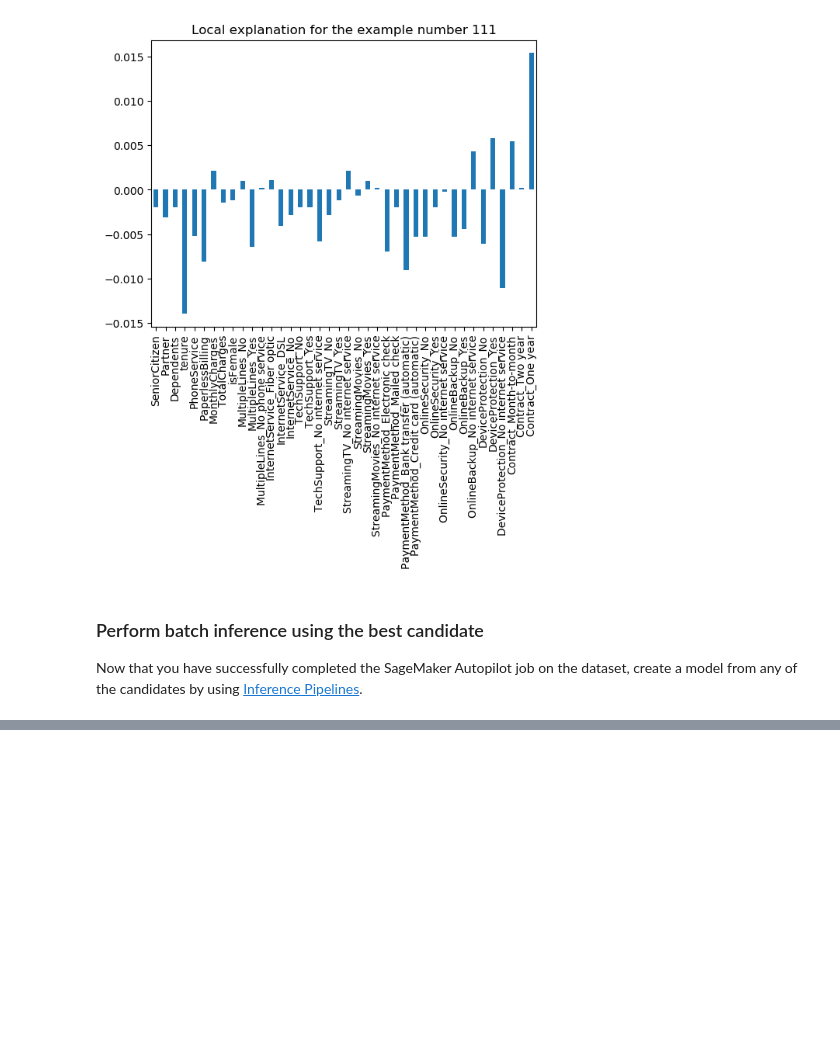
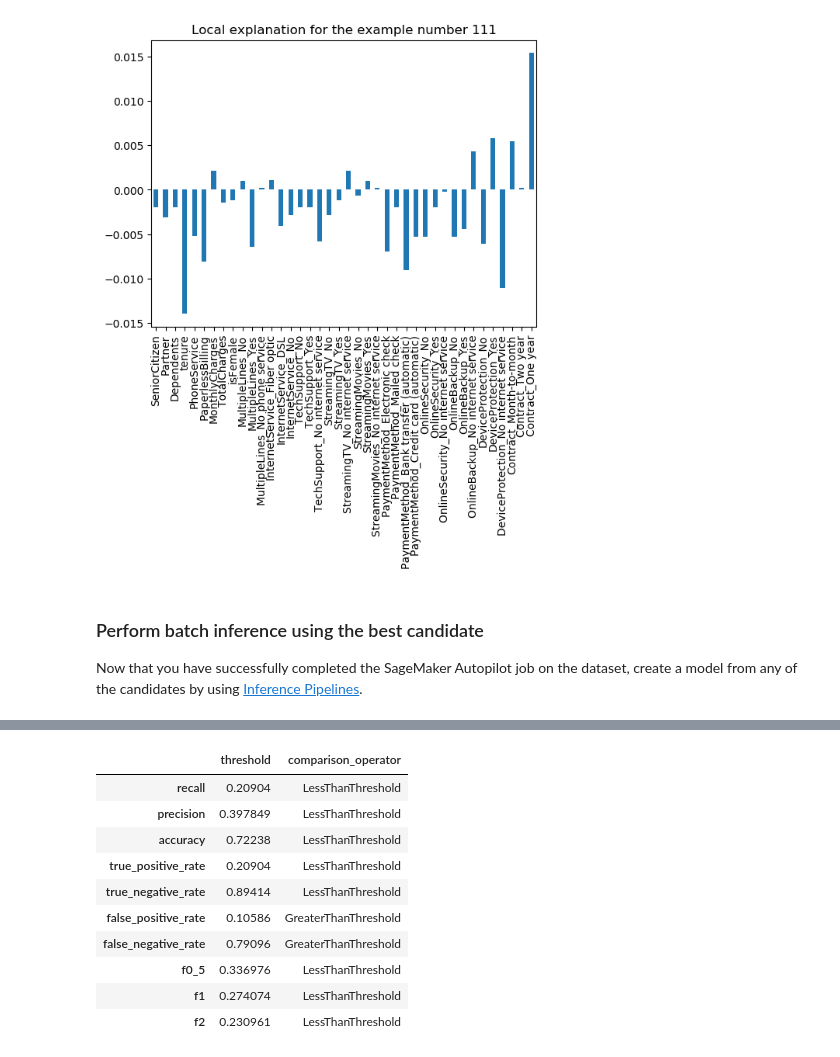
Before and after one commit to ccrngd1/SageMakerCustomerChurnDemo, a Jupyter notebook: AutoPilot-Ensemble.ipynb, the cells around one changed output, grey strips where cells are left out. Drawn from its saved outputs; the diff is of its cells as text; code cells hidden in the pictures; blank space fills up the shorter version.

```diff
--- a/AutoPilot-Ensemble.ipynb
+++ b/AutoPilot-Ensemble.ipynb
@@ -436,0 +709,23 @@ new_data.to_csv('./submission.csv', index=False)
+# %%
+from sagemaker.model_monitor import ModelQualityMonitor
+
+model_quality_monitor = ModelQualityMonitor(
+    role=role,
+    instance_count=1,
+    instance_type='ml.m5.xlarge',
+    volume_size_in_gb=20,
+    max_runtime_in_seconds=1800,
+    sagemaker_session=session
+)
+
+inference_results_bucket.download_file(s3_output_key, local_inference_results_path);
+
+inference_results_pd = pd.read_csv(local_inference_results_path, sep=',', header=None)
+pd.set_option('display.max_rows', 10)         # Keep the output on one page
+
+inference_results_pd['Churn'] = test_data['Churn']
+inference_results_pd=inference_results_pd.rename(columns={0:'prediction'})
+
+inference_with_groundtruth_data_uri = 's3://lawsnic-aiml-east2/kaggle/customerChurn/model-monitor/model-quality/inference_with_groundtruth.csv'
+
+inference_results_pd.to_csv(inference_with_groundtruth_data_uri, index=False)
@@ -436,0 +767,17 @@ new_data.to_csv('./submission.csv', index=False)
+# %%
+baseline_job = model_quality_monitor.latest_baselining_job
+# %%
+import pandas as pd
+pd.DataFrame(baseline_job.suggested_constraints().body_dict["binary_classification_constraints"]).T
+# %% [output]
+|  | threshold | comparison_operator |
+| recall | 0.20904 | LessThanThreshold |
+| precision | 0.397849 | LessThanThreshold |
+| accuracy | 0.72238 | LessThanThreshold |
+| true_positive_rate | 0.20904 | LessThanThreshold |
+| true_negative_rate | 0.89414 | LessThanThreshold |
+| false_positive_rate | 0.10586 | GreaterThanThreshold |
+| false_negative_rate | 0.79096 | GreaterThanThreshold |
+| f0_5 | 0.336976 | LessThanThreshold |
+| f1 | 0.274074 | LessThanThreshold |
+| f2 | 0.230961 | LessThanThreshold |
```
Also changed, not shown: parts of 32 cells of this notebook, 1 other file.
